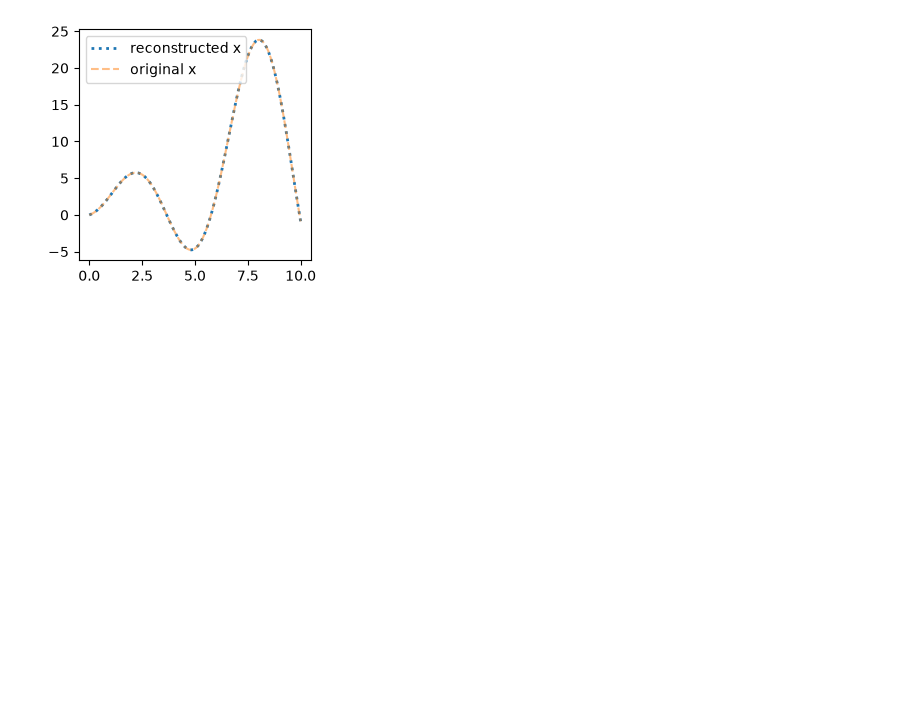
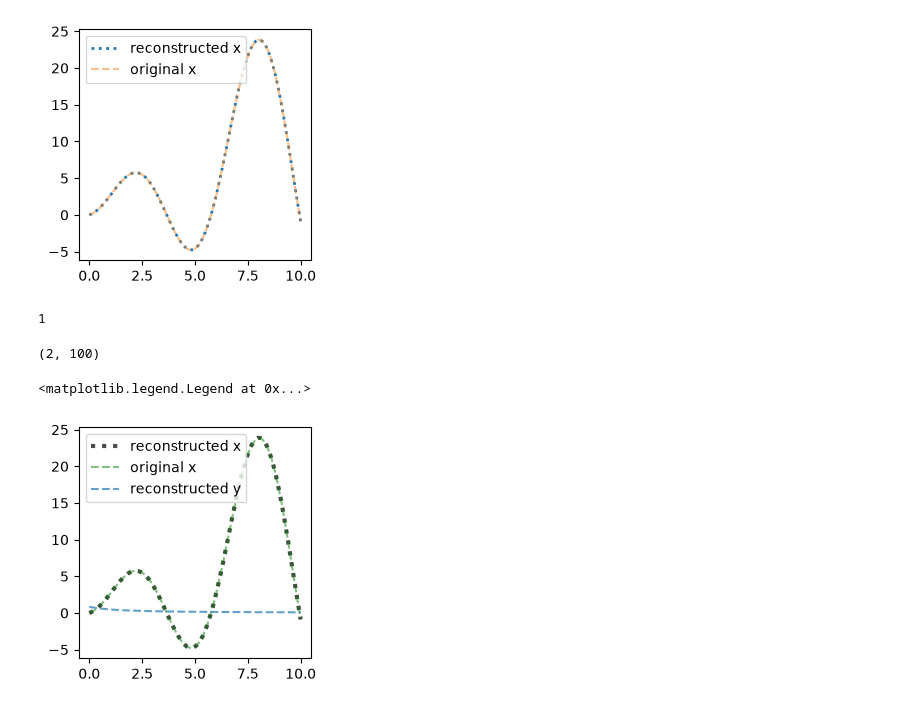
Before and after one commit to urhprimozic/PyBM, a Jupyter notebook: introduction.ipynb, the cells around one changed output. Saved outputs shown, nothing was run; the diff lists cells and outputs as text; code cells hidden in the pictures; blank space fills up the shorter version.

Commit message:
simulate with scipy

```diff
--- a/introduction.ipynb
+++ b/introduction.ipynb
@@ -291,3 +288,37 @@ plt.legend()
 plt.show()
 # %% [output]
 [figure]
+# %%
+# New variable y
+var_y = Var("y", type="endo")
+model.add(var_y)
+c = Const("c")
+model.add(c)
+
+var_y.initial = np.sin(1)
+var_y.ode = lambda t, ctx: -np.cos(1 / (t + 1)) * ((1 / (t + 1)) ** 2)* c(ctx)
+
+const_ctx = [1., 1.,1.]
+# %%
+var_y.index_in_ctx
+# %% [output]
+1
+# %%
+from pybm.estimate.int_scipy import simulate, minimal_var_ctx
+var_x.initial = 0
+var_y.initial = np.sin(1)
+sol = simulate(var_x, var_y, t_eval=ts, const_ctx=const_ctx)
+sol.y.shape
+# %% [output]
+(2, 100)
+# %%
+xs = sol.y[0]
+ys = sol.y[1]
+plt.figure(figsize=(3, 3))
+plt.plot(ts, xs, label="reconstructed x", linestyle="dotted", alpha=0.7, color = "black", linewidth=3)
+plt.plot(ts, var_x.data.x, label="original x", linestyle='dashed', alpha=0.5, color = "green")
+plt.plot(ts, ys, label="reconstructed y", linestyle='dashed', alpha=0.7)
+plt.legend()
+# %% [output]
+<matplotlib.legend.Legend at 0x...>
+[figure, added]
```
Also changed, not shown: parts of 2 cells of this notebook, 2 other files.
